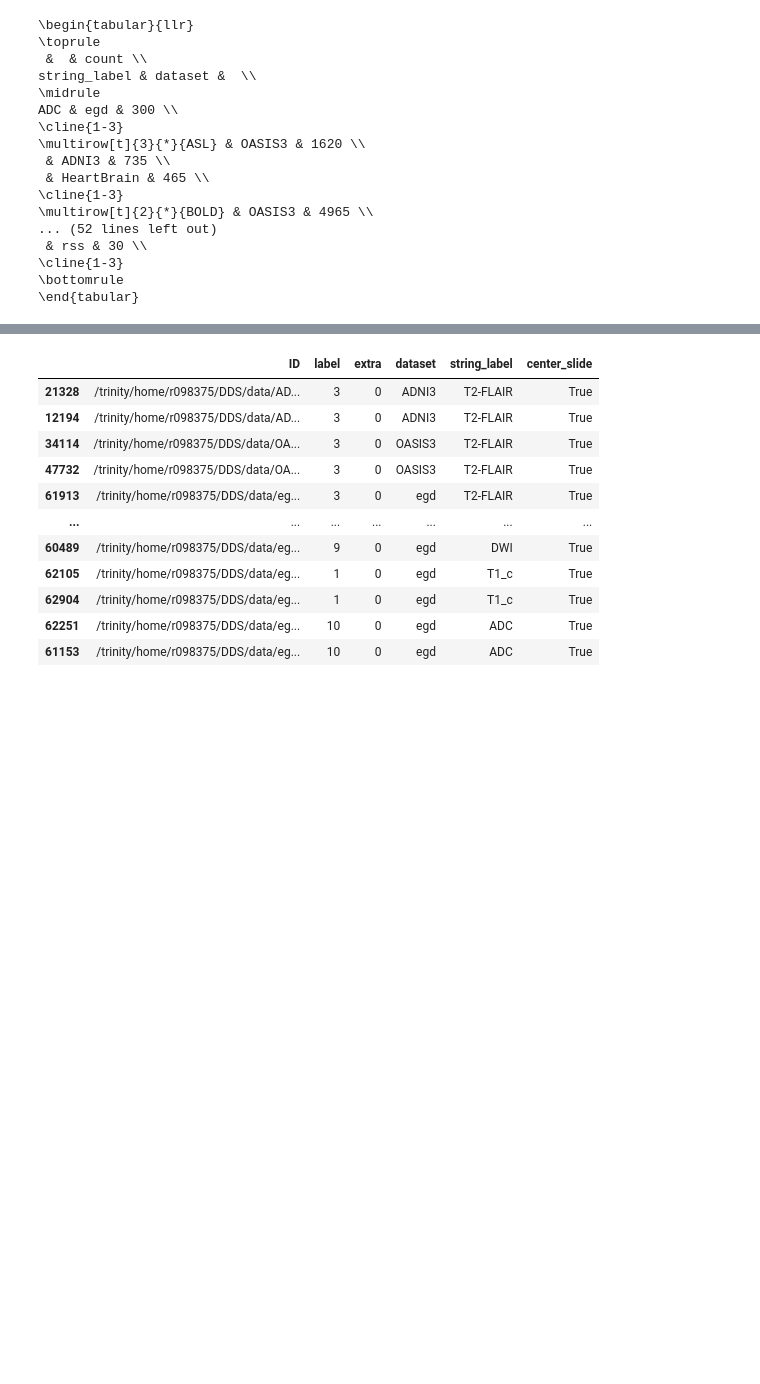
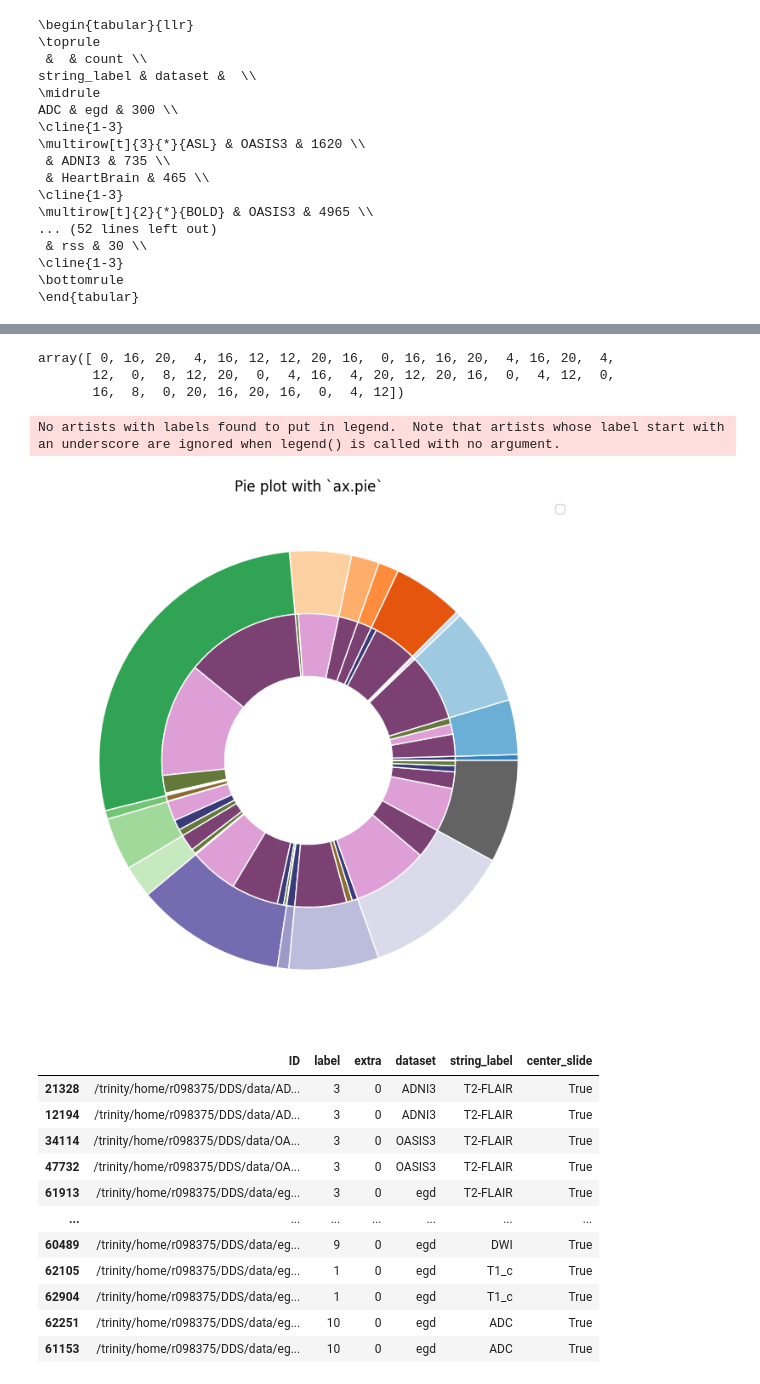
Before and after one commit to SoenkevL/DeepDicomSort, a Jupyter notebook: prototyping/AnalyseTrainLabels.ipynb, the cells around one changed output, grey strips where cells are left out. Drawn from its saved outputs; the diff is of its cells as text; code cells hidden in the pictures; blank space fills up the shorter version.

Commit message:
more visualization functions

```diff
--- a/prototyping/AnalyseTrainLabels.ipynb
+++ b/prototyping/AnalyseTrainLabels.ipynb
@@ -109,3 +109,5 @@ ADC & egd & 300 \\
 \cline{1-3}
 \bottomrule
 \end{tabular}
+# %%
+vc = pd.DataFrame(FullLabelFrame.groupby('string_label')['dataset'].value_counts())
@@ -112,3 +135,54 @@ ADC & egd & 300 \\
+# %%
+first_level_labels = []
+second_level_labels = []
+first_level_counts = []
+second_level_counts = []
+for idx in vc.index:
+    firstLevel = idx[0]
+    secondLevel = idx[1]
+    count = vc.loc[idx,'count']
+    if firstLevel not in first_level_labels:
+        first_level_labels.append(firstLevel)
+        second_level_labels.append(secondLevel)
+        first_level_counts.append(count)
+        second_level_counts.append(count)
+    else:
+        second_level_counts.append(count)
+        second_level_labels.append(secondLevel)
+        first_level_counts[-1] += count
+unique_second_level = list(set(second_level_labels))
+# %%
+second_level_colors = [unique_second_level.index(x) for x in second_level_labels]
+# %%
+second_level_colors = np.multiply(second_level_colors,int(np.floor(20/max(second_level_colors))))
+# %%
+second_level_colors
+# %% [output]
+array([ 0, 16, 20,  4, 16, 12, 12, 20, 16,  0, 16, 16, 20,  4, 16, 20,  4,
+       12,  0,  8, 12, 20,  0,  4, 16,  4, 20, 12, 20, 16,  0,  4, 12,  0,
+       16,  8,  0, 20, 16, 20, 16,  0,  4, 12])
+# %%
+import matplotlib.pyplot as plt
+fig, ax = plt.subplots(figsize=(8,8))
+
+size = 0.3
+
+cmap_outer = plt.colormaps["tab20c"]
+cmap_inner = plt.colormaps['tab20b']
+outer_colors = cmap_outer(np.arange(len(first_level_labels)))
+inner_colors = cmap_inner(second_level_colors)
+
+ax.pie(first_level_counts, radius=1, colors=outer_colors,
+       wedgeprops=dict(width=size, edgecolor='w'))
+
+ax.pie(second_level_counts, radius=1-size, colors=inner_colors,
+       wedgeprops=dict(width=size, edgecolor='w'))
+
+ax.set(aspect="equal", title='Pie plot with `ax.pie`')
+plt.show()
+# %% [output]
+No artists with labels found to put in legend.  Note that artists whose label start with an underscore are ignored when legend() is called with no argument.
+[figure, added]
 # %%
 labels = FullLabelFrame['string_label'].unique()
 # %%
```
Also changed, not shown: parts of 5 cells of this notebook, 2 other files.
